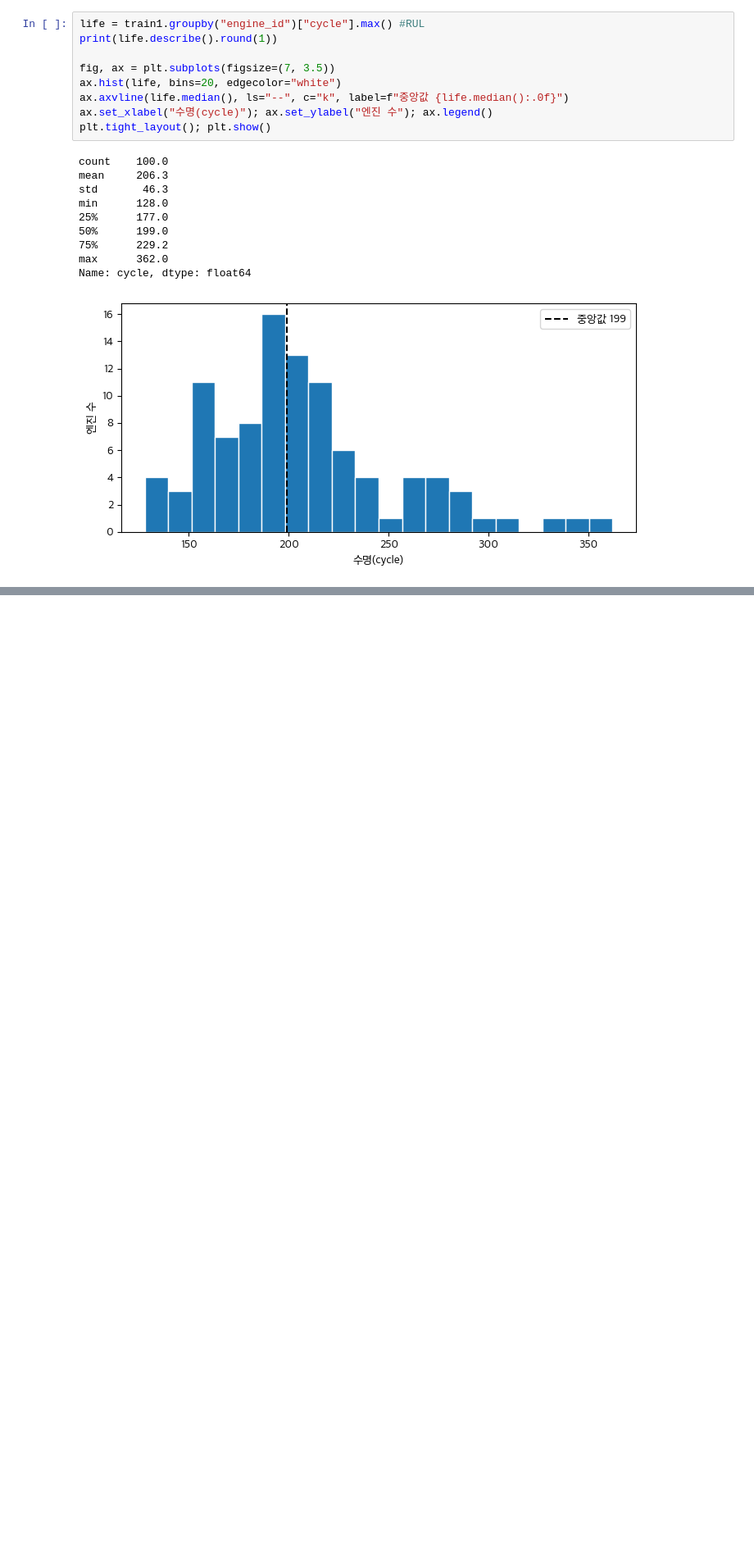
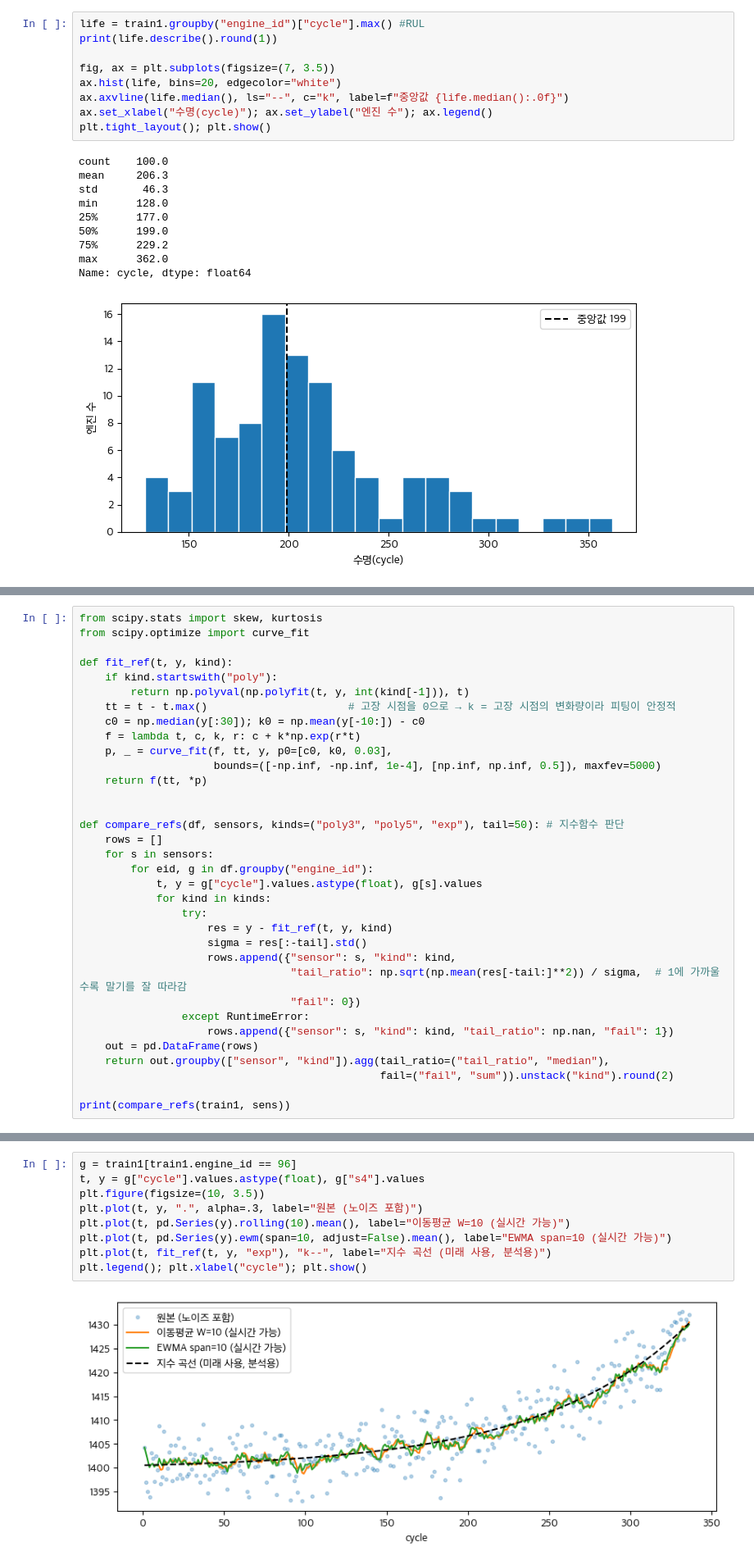
Before and after one commit to poly9010/C-MAPSS-Fleet-RUL-Monitoring-System, a Jupyter notebook: notebooks/(2)EDA.ipynb, the cells around one changed output, grey strips where cells are left out. Shown at 82% size. Drawn from its saved outputs; the diff is of its cells as text; blank space fills up the shorter version.

```diff
--- a/notebooks/(2)EDA.ipynb
+++ b/notebooks/(2)EDA.ipynb
@@ -36,0 +45,34 @@ Name: cycle, dtype: float64
+# %%
+from scipy.stats import skew, kurtosis
+from scipy.optimize import curve_fit
+
+def fit_ref(t, y, kind):
+    if kind.startswith("poly"):
+        return np.polyval(np.polyfit(t, y, int(kind[-1])), t)
+    tt = t - t.max()                      # 고장 시점을 0으로 → k = 고장 시점의 변화량이라 피팅이 안정적
+    c0 = np.median(y[:30]); k0 = np.mean(y[-10:]) - c0
+    f = lambda t, c, k, r: c + k*np.exp(r*t)
+    p, _ = curve_fit(f, tt, y, p0=[c0, k0, 0.03],
+                     bounds=([-np.inf, -np.inf, 1e-4], [np.inf, np.inf, 0.5]), maxfev=5000)
+    return f(tt, *p)
+
+
+def compare_refs(df, sensors, kinds=("poly3", "poly5", "exp"), tail=50): # 지수함수 판단
+    rows = []
+    for s in sensors:
+        for eid, g in df.groupby("engine_id"):
+            t, y = g["cycle"].values.astype(float), g[s].values
+            for kind in kinds:
+                try:
+                    res = y - fit_ref(t, y, kind)
+                    sigma = res[:-tail].std()
+                    rows.append({"sensor": s, "kind": kind,
+                                 "tail_ratio": np.sqrt(np.mean(res[-tail:]**2)) / sigma,  # 1에 가까울수록 말기를 잘 따라감
+                                 "fail": 0})
+                except RuntimeError:
+                    rows.append({"sensor": s, "kind": kind, "tail_ratio": np.nan, "fail": 1})
+    out = pd.DataFrame(rows)
+    return out.groupby(["sensor", "kind"]).agg(tail_ratio=("tail_ratio", "median"),
+                                               fail=("fail", "sum")).unstack("kind").round(2)
+
+print(compare_refs(train1, sens))
@@ -36,0 +315,11 @@ Name: cycle, dtype: float64
+# %%
+g = train1[train1.engine_id == 96]
+t, y = g["cycle"].values.astype(float), g["s4"].values
+plt.figure(figsize=(10, 3.5))
+plt.plot(t, y, ".", alpha=.3, label="원본 (노이즈 포함)")
+plt.plot(t, pd.Series(y).rolling(10).mean(), label="이동평균 W=10 (실시간 가능)")
+plt.plot(t, pd.Series(y).ewm(span=10, adjust=False).mean(), label="EWMA span=10 (실시간 가능)")
+plt.plot(t, fit_ref(t, y, "exp"), "k--", label="지수 곡선 (미래 사용, 분석용)")
+plt.legend(); plt.xlabel("cycle"); plt.show()
+# %% [output]
+[figure, added]
```
Also changed, not shown: parts of 20 cells of this notebook.
